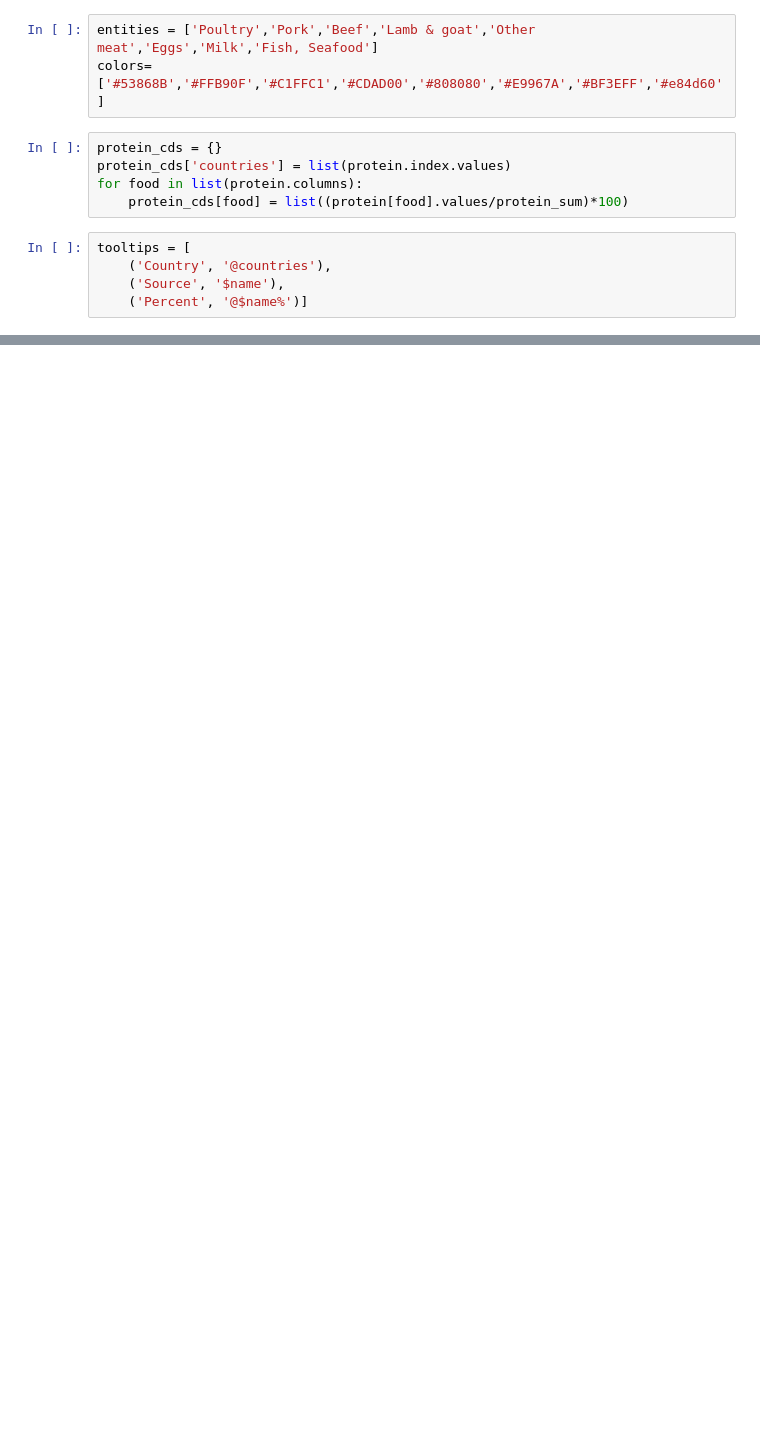
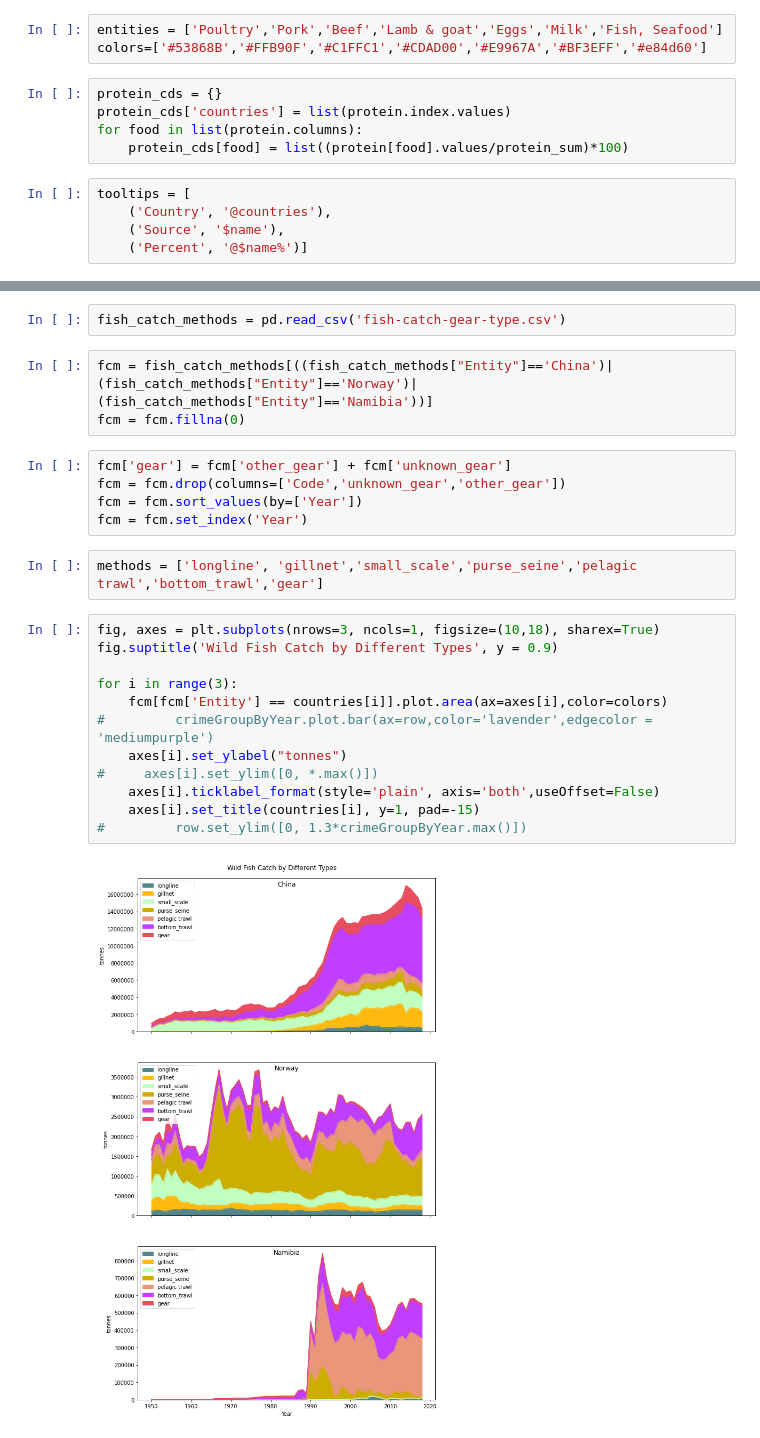
Before and after one commit to simonmoesorensen/socialdata-overfishing, a Jupyter notebook: notebooks/protein.ipynb, the cells around one changed output, grey strips where cells are left out. Drawn from its saved outputs; the diff is of its cells as text; blank space fills up the shorter version.

```diff
--- a/notebooks/protein.ipynb
+++ b/notebooks/protein.ipynb
@@ -183,6 +125,6 @@ protein_sum['Norway']
 # %%
-entities = ['Poultry','Pork','Beef','Lamb & goat','Other meat','Eggs','Milk','Fish, Seafood']
-colors=['#53868B','#FFB90F','#C1FFC1','#CDAD00','#808080','#E9967A','#BF3EFF','#e84d60']
+entities = ['Poultry','Pork','Beef','Lamb & goat','Eggs','Milk','Fish, Seafood']
+colors=['#53868B','#FFB90F','#C1FFC1','#CDAD00','#E9967A','#BF3EFF','#e84d60']
 # %%
 protein_cds = {}
 protein_cds['countries'] = list(protein.index.values)
@@ -220,0 +233,26 @@ Loading BokehJS ...
+# %%
+fish_catch_methods = pd.read_csv('fish-catch-gear-type.csv')
+# %%
+fcm = fish_catch_methods[((fish_catch_methods["Entity"]=='China')|(fish_catch_methods["Entity"]=='Norway')|(fish_catch_methods["Entity"]=='Namibia'))]
+fcm = fcm.fillna(0)
+# %%
+fcm['gear'] = fcm['other_gear'] + fcm['unknown_gear']
+fcm = fcm.drop(columns=['Code','unknown_gear','other_gear'])
+fcm = fcm.sort_values(by=['Year'])
+fcm = fcm.set_index('Year')
+# %%
+methods = ['longline', 'gillnet','small_scale','purse_seine','pelagic trawl','bottom_trawl','gear']
+# %%
+fig, axes = plt.subplots(nrows=3, ncols=1, figsize=(10,18), sharex=True)
+fig.suptitle('Wild Fish Catch by Different Types', y = 0.9)
+
+for i in range(3):
+    fcm[fcm['Entity'] == countries[i]].plot.area(ax=axes[i],color=colors)
+#         crimeGroupByYear.plot.bar(ax=row,color='lavender',edgecolor = 'mediumpurple')
+    axes[i].set_ylabel("tonnes")
+#     axes[i].set_ylim([0, *.max()])
+    axes[i].ticklabel_format(style='plain', axis='both',useOffset=False)
+    axes[i].set_title(countries[i], y=1, pad=-15)
+#         row.set_ylim([0, 1.3*crimeGroupByYear.max()])
+# %% [output]
+[figure, added]
```
Also changed, not shown: parts of 48 cells of this notebook.
